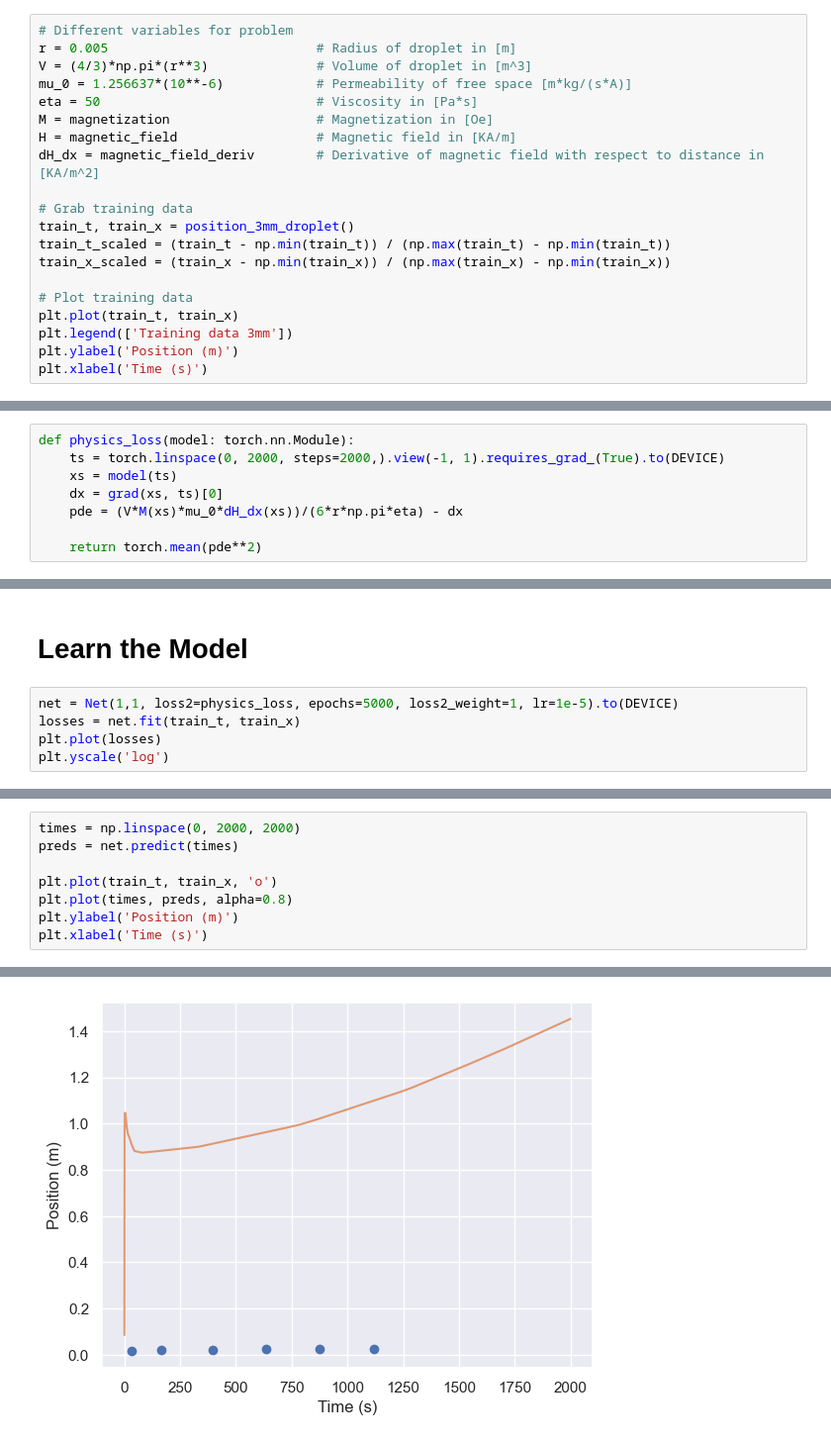
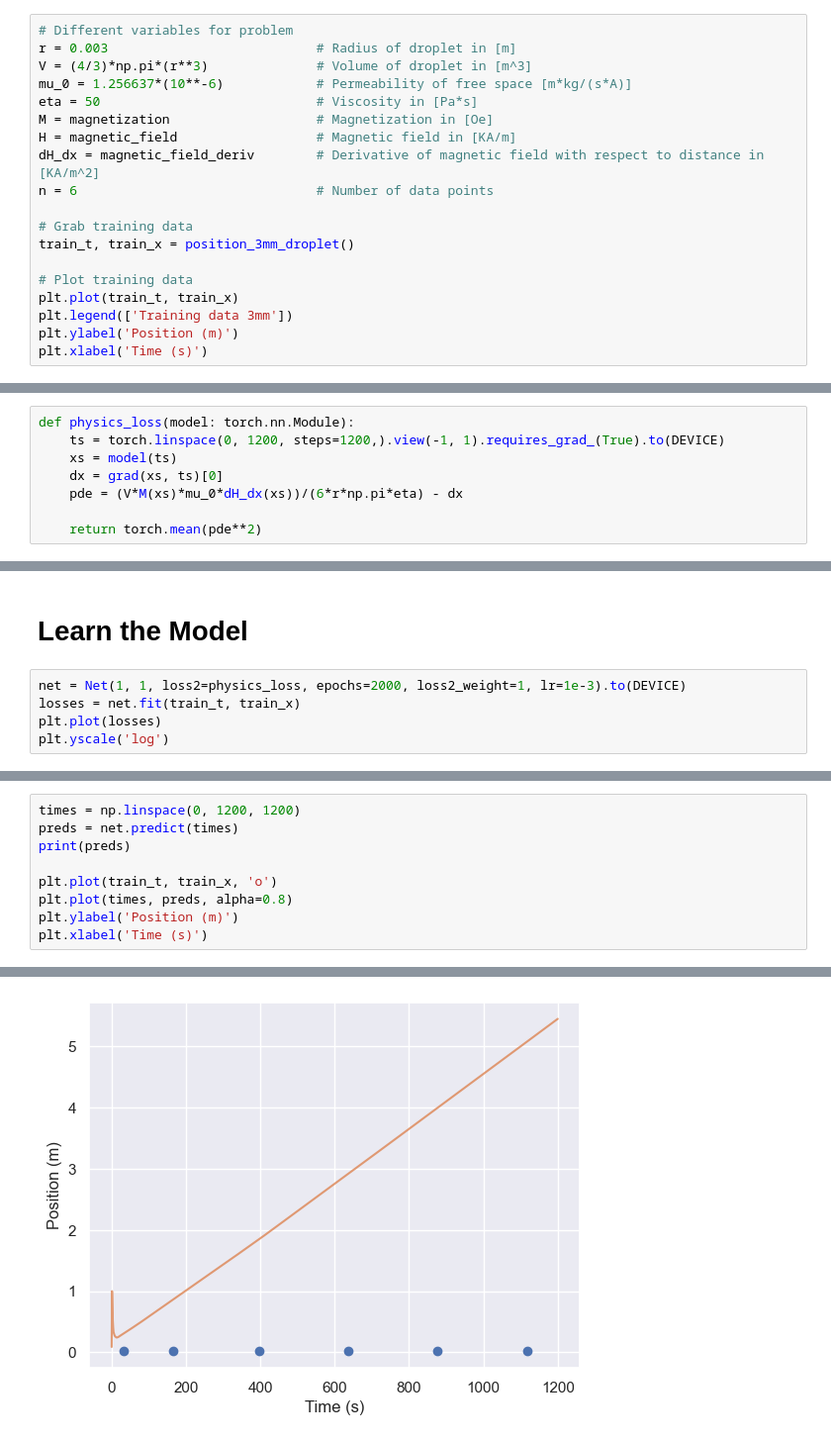
Before and after one commit to rahavdayan/pinns-model, a Jupyter notebook: src/ferrofluid/ferrofluid.ipynb, the cells around one changed output, grey strips where cells are left out. Shown at 99% size. Saved outputs shown, nothing was run; the diff lists cells and outputs as text.

```diff
--- a/src/ferrofluid/ferrofluid.ipynb
+++ b/src/ferrofluid/ferrofluid.ipynb
@@ -19,18 +19,17 @@ np.random.seed(10)
 # Variables & Training/Equation Data
 # %%
 # Different variables for problem
-r = 0.005                           # Radius of droplet in [m]
+r = 0.003                           # Radius of droplet in [m]
 V = (4/3)*np.pi*(r**3)              # Volume of droplet in [m^3]
 mu_0 = 1.256637*(10**-6)            # Permeability of free space [m*kg/(s*A)]
 eta = 50                            # Viscosity in [Pa*s]
 M = magnetization                   # Magnetization in [Oe]
 H = magnetic_field                  # Magnetic field in [KA/m]
 dH_dx = magnetic_field_deriv        # Derivative of magnetic field with respect to distance in [KA/m^2]
+n = 6                               # Number of data points
 
 # Grab training data
 train_t, train_x = position_3mm_droplet()
-train_t_scaled = (train_t - np.min(train_t)) / (np.max(train_t) - np.min(train_t))
-train_x_scaled = (train_x - np.min(train_x)) / (np.max(train_x) - np.min(train_x))
 
 # Plot training data
 plt.plot(train_t, train_x)
@@ -44,7 +43,7 @@ Text(0.5, 0, 'Time (s)')
 # Physics Loss Model
 # %%
 def physics_loss(model: torch.nn.Module):
-    ts = torch.linspace(0, 2000, steps=2000,).view(-1, 1).requires_grad_(True).to(DEVICE)
+    ts = torch.linspace(0, 1200, steps=1200,).view(-1, 1).requires_grad_(True).to(DEVICE)
     xs = model(ts)
     dx = grad(xs, ts)[0]
     pde = (V*M(xs)*mu_0*dH_dx(xs))/(6*r*np.pi*eta) - dx
@@ -67,7 +66,7 @@ plt.xlabel('Lambda')
 # %% [markdown]
 # Learn the Model
 # %%
-net = Net(1,1, loss2=physics_loss, epochs=5000, loss2_weight=1, lr=1e-5).to(DEVICE)
+net = Net(1, 1, loss2=physics_loss, epochs=2000, loss2_weight=1, lr=1e-3).to(DEVICE)
 losses = net.fit(train_t, train_x)
 plt.plot(losses)
 plt.yscale('log')
@@ -86,6 +75,7 @@ Epoch 4500/5000, data loss: 0.00, physics loss: 0.00
 # %%
-times = np.linspace(0, 2000, 2000)
+times = np.linspace(0, 1200, 1200)
 preds = net.predict(times)
+print(preds)
 
 plt.plot(train_t, train_x, 'o')
 plt.plot(times, preds, alpha=0.8)
@@ -96 +93 @@ Text(0.5, 0, 'Time (s)')
-[figure, old version]
+[figure, new version]
```
Also changed, not shown: parts of 3 cells of this notebook, 2 other files.
